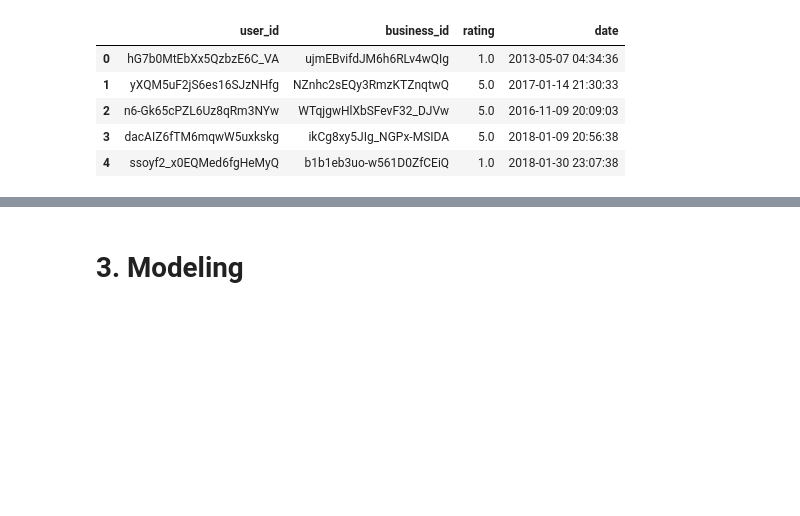
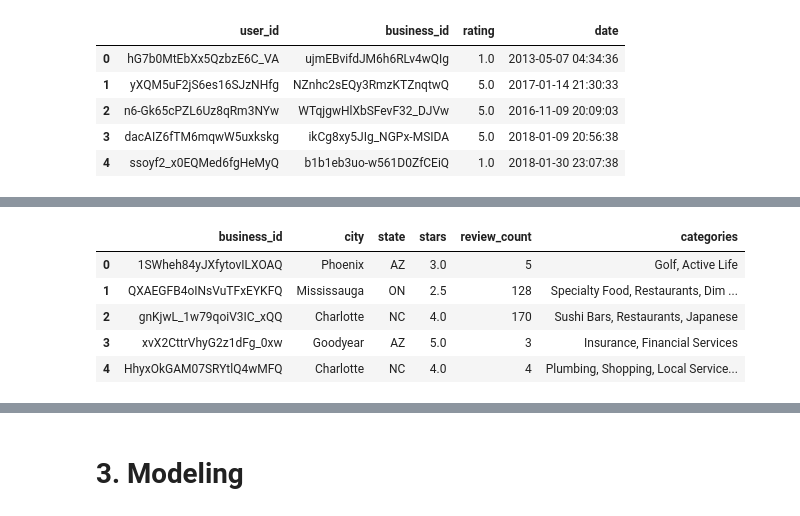
Before and after one commit to thisismeg/personalization-final-project, a Jupyter notebook: final_report.ipynb, the cells around one changed output, grey strips where cells are left out. Saved outputs shown, nothing was run; the diff lists cells and outputs as text; code cells hidden in the pictures; blank space fills up the shorter version.

```diff
--- a/final_report.ipynb
+++ b/final_report.ipynb
@@ -80,3 +142,12 @@ businesses = convert_json_to_df(path, 'business.json', ['business_id', 'city', '
+# %%
+businesses.head()
+# %% [output]
+|  | business_id | city | state | stars | review_count | categories |
+| 0 | 1SWheh84yJXfytovILXOAQ | Phoenix | AZ | 3.0 | 5 | Golf, Active Life |
+| 1 | QXAEGFB4oINsVuTFxEYKFQ | Mississauga | ON | 2.5 | 128 | Specialty Food, Restaurants, Dim ... |
+| 2 | gnKjwL_1w79qoiV3IC_xQQ | Charlotte | NC | 4.0 | 170 | Sushi Bars, Restaurants, Japanese |
+| 3 | xvX2CttrVhyG2z1dFg_0xw | Goodyear | AZ | 5.0 | 3 | Insurance, Financial Services |
+| 4 | HhyxOkGAM07SRYtlQ4wMFQ | Charlotte | NC | 4.0 | 4 | Plumbing, Shopping, Local Service... |
 # %%
 # user.json
 users = convert_json_to_df(path, 'user.json', ['user_id', 'review_count', 'friends', 'useful',
```
Also changed, not shown: parts of 29 cells of this notebook.
